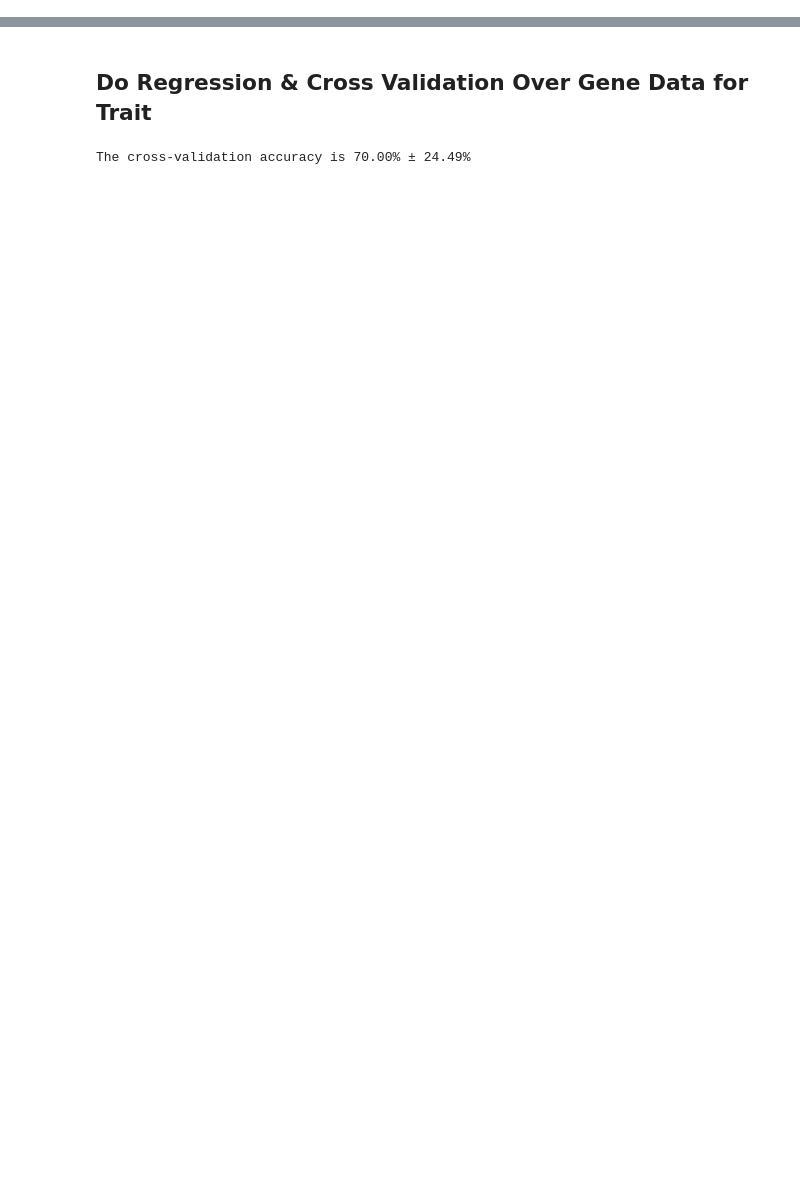
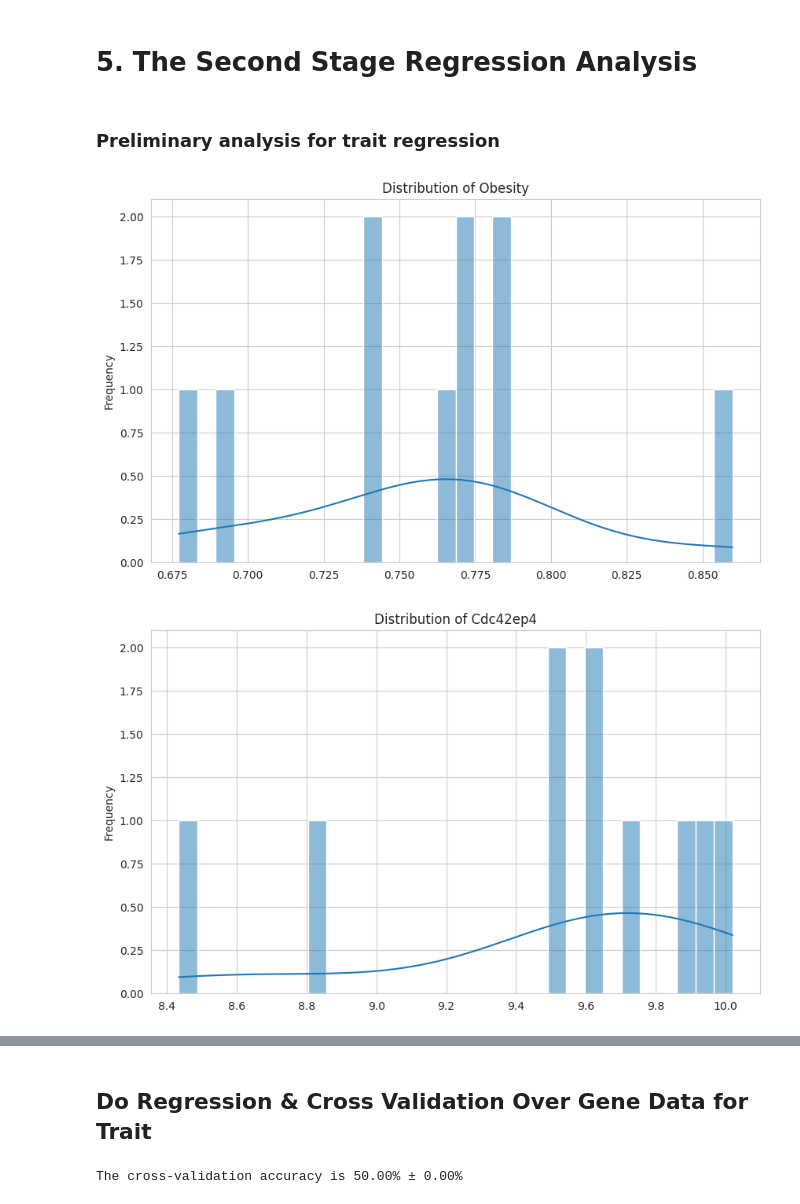
Before and after one commit to JianJinglin/Gold-Standard-Pipeline-Guide, a Jupyter notebook: gold_standard_pipeline_2-stage_regression.ipynb, the cells around one changed output, grey strips where cells are left out. Cells and saved outputs as stored; diff of their text form; code cells hidden in the pictures; blank space fills up the shorter version.

```diff
--- a/gold_standard_pipeline_2-stage_regression.ipynb
+++ b/gold_standard_pipeline_2-stage_regression.ipynb
@@ -794,0 +446,9 @@ analyze_distributions(trait_merged_data, numerical_columns=[condition,*gene_list
+# %%
+condition_row_id = 1
+condition_mapping_dict = {
+    'bmi: 25-29.99': 1,
+    'bmi: 30+': 1,
+    'bmi: <25': 0,
+    'bmi: Unk': 'NaN'
+}
+condition_merged_data = add_and_convert_label(condition_gene_data, condition_clinical_data, condition_row_id, CONDITION, condition_mapping_dict)
@@ -794,0 +618,13 @@ analyze_distributions(trait_merged_data, numerical_columns=[condition,*gene_list
+# %% [markdown]
+# 5. The Second Stage Regression Analysis
+# %% [markdown]
+###  Preliminary analysis for trait regression
+# %%
+trait_feature_cols = trait_merged_data.columns.tolist()[:-1]
+gene_list = [trait_feature_cols[1]]
+
+# Sample usage:
+analyze_distributions(trait_merged_data, numerical_columns=[CONDITION, *gene_list], categorical_columns=[TRAIT])
+# %% [output]
+[figure, added]
+[figure, added]
@@ -795,13 +632,10 @@ analyze_distributions(trait_merged_data, numerical_columns=[condition,*gene_list
 # %% [markdown]
 ## Do Regression & Cross Validation Over Gene Data for Trait
 # %%
-import pandas as pd
-import numpy as np
 from sparse_lmm import VariableSelection
 
-
-# Implementing k-fold cross-validation
-def cross_validation(X, y, k=5):
+# k-fold cross-validation for the variable selection model
+def cross_validation_for_var_select(X, y, k=5):
     indices = np.arange(X.shape[0])
     np.random.shuffle(indices)
 
@@ -810,14 +644,14 @@ def cross_validation(X, y, k=5):
 
     for i in range(k):
         # Split data into train and test based on the current fold
-        test_indices = indices[i*fold_size : (i+1)*fold_size]
+        test_indices = indices[i * fold_size: (i + 1) * fold_size]
         train_indices = np.setdiff1d(indices, test_indices)
 
         X_train, X_test = X[train_indices], X[test_indices]
         y_train, y_test = y[train_indices], y[test_indices]
 
         # Preprocess the train and test data
-        X_train, X_test = preprocess_data(X_train, X_test)
+        X_train, X_test = normalize_data(X_train, X_test)
 
         # Use the precision_lasso package for regression
         var_select = VariableSelection()
@@ -835,12 +669,12 @@ def cross_validation(X, y, k=5):
 
 
 # Select relevant columns and convert to numpy array
-X_trait = trait_merged_data.drop(columns=[trait]).values
-y_trait = trait_merged_data[trait].values
-cv_mean, cv_std = cross_validation(X_trait, y_trait)
+X_trait = trait_merged_data.drop(columns=[TRAIT]).values
+y_trait = trait_merged_data[TRAIT].values
+cv_mean, cv_std = cross_validation_for_var_select(X_trait, y_trait)
 print(f'The cross-validation accuracy is {(cv_mean * 100):.2f}% ± {(cv_std * 100):.2f}%')
 # %% [output]
-The cross-validation accuracy is 70.00% ± 24.49%
+The cross-validation accuracy is 50.00% ± 0.00%
 # %%
 trait_merged_data
 # %% [output]
```
Also changed, not shown: parts of 104 cells of this notebook, 1 other file.
